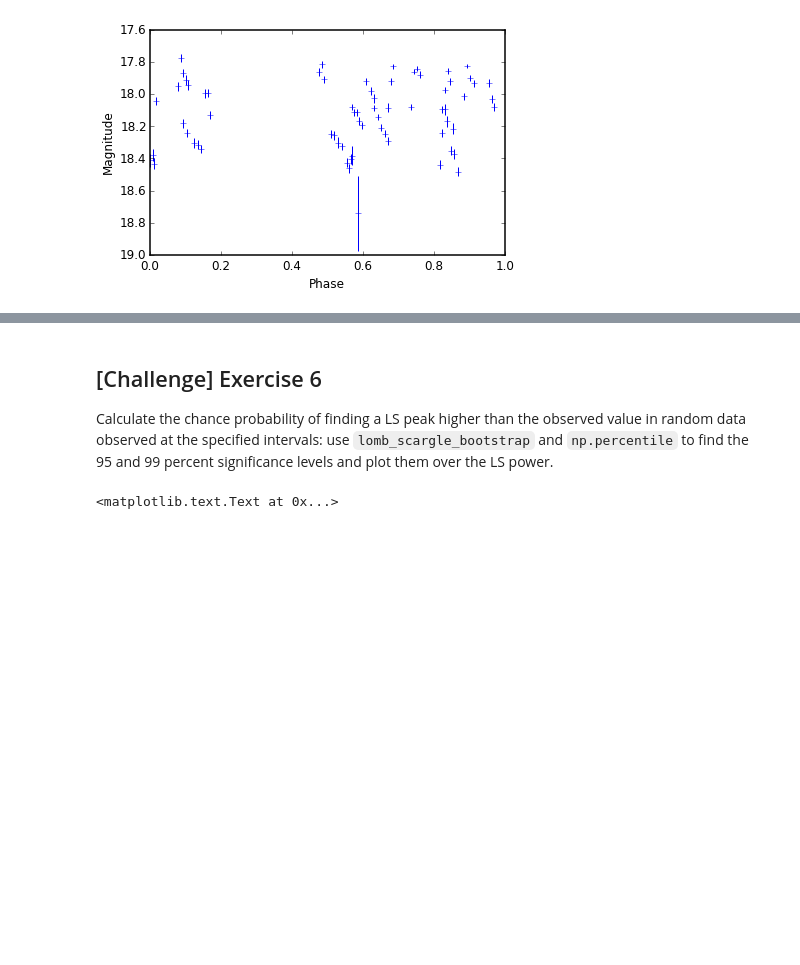
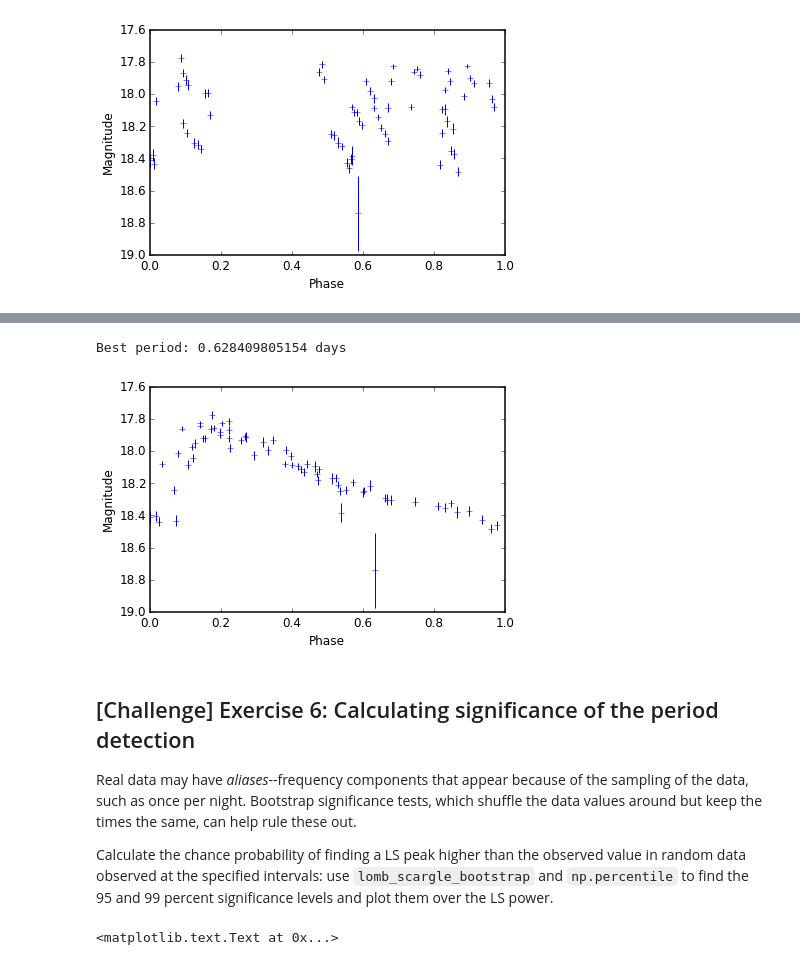
Before and after one commit to ebellm/ztf_summerschool_2015, a Jupyter notebook: notebooks/Period_Finding.ipynb, the cells around one changed output, grey strips where cells are left out. Drawn from its saved outputs; the diff is of its cells as text; code cells hidden in the pictures; blank space fills up the shorter version.

```diff
--- a/notebooks/Period_Finding.ipynb
+++ b/notebooks/Period_Finding.ipynb
@@ -86,13 +145,15 @@ def alt_frequency_grid(Pmin, Pmax):
     freq_min = 2*np.pi / Pmin
     freq_max = 2*np.pi / Pmax
     return np.linspace(freq_min, freq_max, 5000)
+# %%
+omegas = alt_frequency_grid(.4,.8)
 # %% [markdown]
 ## Exercise 3
 
 Calculate the LS periodiogram and plot the power.
 # %%
 # calculate and plot LS periodogram
-P_LS = lomb_scargle(mjds, mags, magerrs, omegas) # COMPLETE
+P_LS = lomb_scargle(bjds, mags, magerrs, omegas) # COMPLETE
 plt.plot(omegas, P_LS)
 plt.xlabel('$\omega$')
 plt.ylabel('$P_{LS}$')
@@ -146,5 +220,14 @@ plot_phased_lc(mjds, mags, magerrs, best_period)
+# %%
+best_period = LS_peak_to_period(omegas, P_LS)
+print "Best period: {} days".format(best_period)
+plot_phased_lc(bjds, mags, magerrs, best_period)
+# %% [output]
+Best period: 0.628409805154 days
+[figure, added]
 # %% [markdown]
-## [Challenge] Exercise 6
+## [Challenge] Exercise 6: Calculating significance of the period detection
+
+Real data may have *aliases*--frequency components that appear because of the sampling of the data, such as once per night.  Bootstrap significance tests, which shuffle the data values around but keep the times the same, can help rule these out.
 
 Calculate the chance probability of finding a LS peak higher than the observed value in random data observed at the specified intervals: use `lomb_scargle_bootstrap` and `np.percentile` to find the 95 and 99 percent significance levels and plot them over the LS power.
 # %%
```
Also changed, not shown: parts of 32 cells of this notebook, 2 other files.
